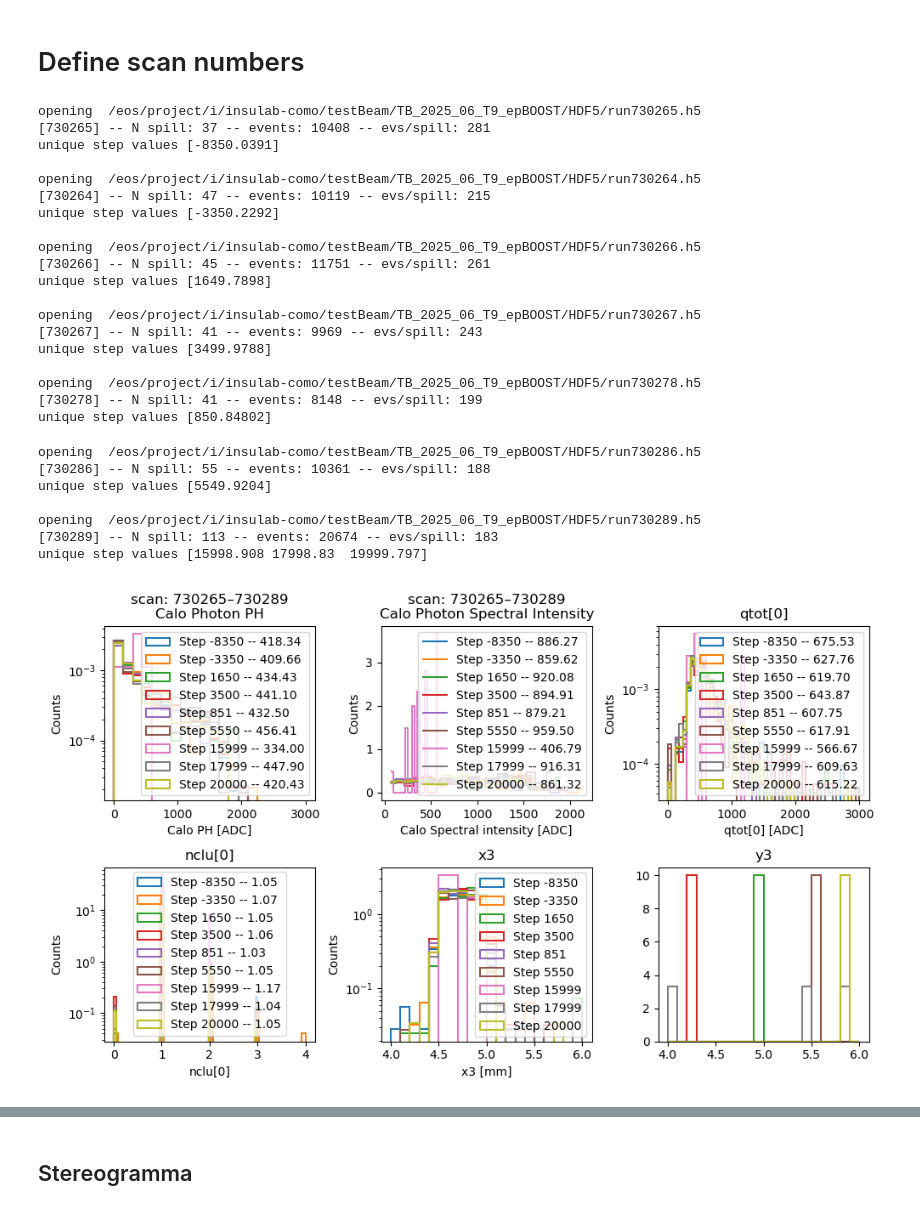
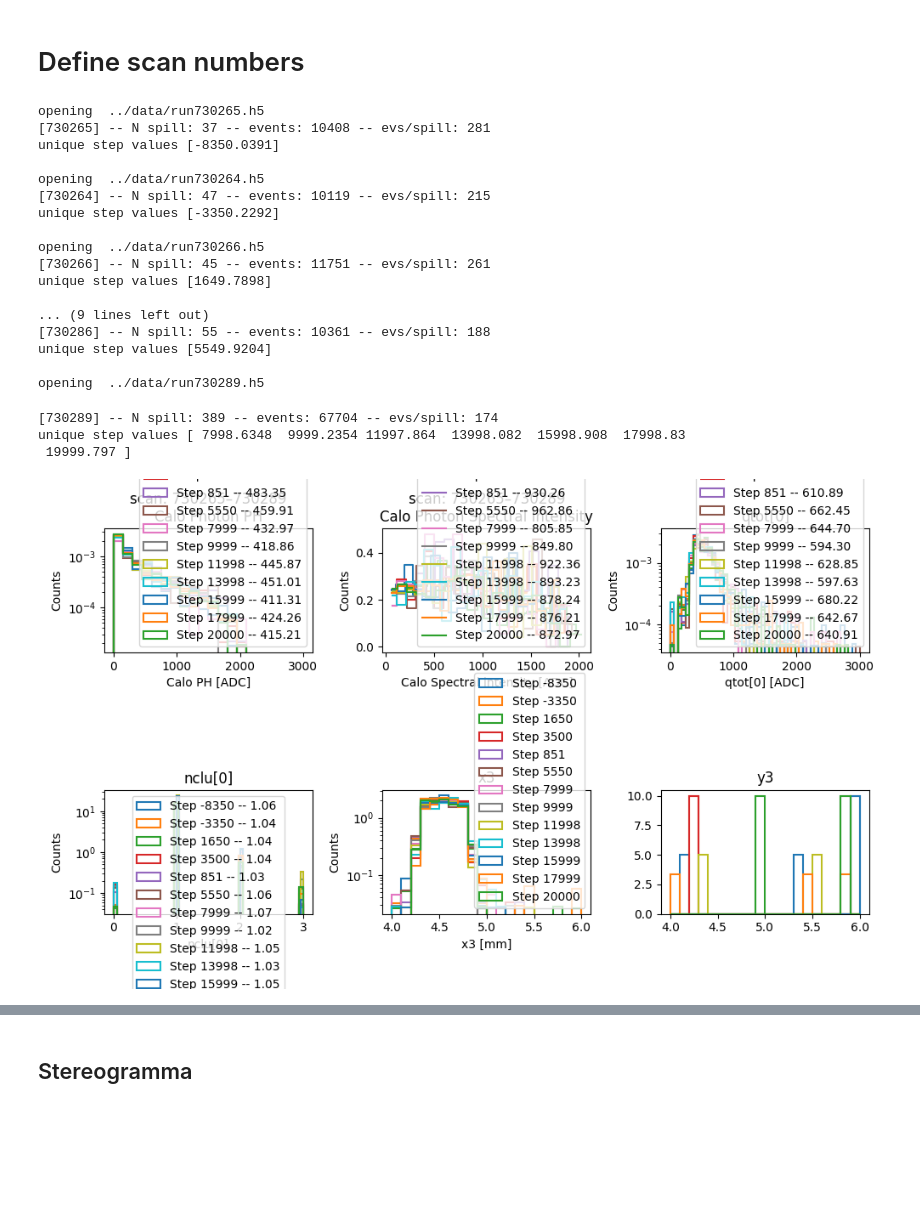
Before and after one commit to Ncanale/eplusBOOST_2025_T9, a Jupyter notebook: OM/compare_epBOOST_with_stereo.ipynb, the cells around one changed output, grey strips where cells are left out. Saved outputs shown, nothing was run; the diff lists cells and outputs as text; code cells hidden in the pictures; blank space fills up the shorter version.

```diff
--- a/OM/compare_epBOOST_with_stereo.ipynb
+++ b/OM/compare_epBOOST_with_stereo.ipynb
@@ -41,7 +41,8 @@ def file_loader(runs):
     info_pluss =[]
     bases = []
     for run_number in runs:
-        data_path =f'/eos/project/i/insulab-como/testBeam/TB_2025_06_T9_epBOOST/HDF5/run{run_number}.h5'
+        # data_path =f'/eos/project/i/insulab-como/testBeam/TB_2025_06_T9_epBOOST/HDF5/run{run_number}.h5'
+        data_path =f'../data/run{run_number}.h5'
         print('\nopening ', data_path)
         pos = []
         phs = []
@@ -136,10 +137,9 @@ th_calo = 20
 # Define scan numbers
 # %%
 scan_number = [730265,730264, 730266,730267,730278,730286,730289]
+x_cry_cut = [4.3, 4.8]
+y_cry_cut = [7, 7.5]
 # %%
-x_cry_cut = [4.5, 5]
-y_cry_cut = [7, 7.5]
-
 bins_si = 20
 
 isrot = True
@@ -187,50 +187,44 @@ axs[0].set_title(f'scan: {scan_number[0]}–{scan_number[-1]}\nCalo Photon PH')
 axs[1].set_title(f'scan: {scan_number[0]}–{scan_number[-1]}\nCalo Photon Spectral Intensity')
 axs[2].set_title('qtot[0]')
 axs[3].set_title('nclu[0]')
 axs[4].set_title('x3')
 axs[5].set_title('y3')
 
 # Assi e scala log
 labels = ['Calo PH [ADC]','Calo Spectral intensity [ADC]', 'qtot[0] [ADC]', 'nclu[0]', 'x3 [mm]', 'y3 [mm]']
 for j in range(5):
     axs[j].set_xlabel(labels[j])
     axs[j].set_ylabel('Counts')
     if j == 1 :
         axs[j].set_yscale('linear')
     else:
         axs[j].set_yscale('log')
     axs[j].legend()  # enable if needed
 
 plt.tight_layout()
 plt.show()
 # %% [output]
-opening  /eos/project/i/insulab-como/testBeam/TB_2025_06_T9_epBOOST/HDF5/run730265.h5
+opening  ../data/run730265.h5
 [730265] -- N spill: 37 -- events: 10408 -- evs/spill: 281
 unique step values [-8350.0391]
 
-opening  /eos/project/i/insulab-como/testBeam/TB_2025_06_T9_epBOOST/HDF5/run730264.h5
+opening  ../data/run730264.h5
 [730264] -- N spill: 47 -- events: 10119 -- evs/spill: 215
 unique step values [-3350.2292]
 
-opening  /eos/project/i/insulab-como/testBeam/TB_2025_06_T9_epBOOST/HDF5/run730266.h5
+opening  ../data/run730266.h5
 [730266] -- N spill: 45 -- events: 11751 -- evs/spill: 261
 unique step values [1649.7898]
 
-opening  /eos/project/i/insulab-como/testBeam/TB_2025_06_T9_epBOOST/HDF5/run730267.h5
-[730267] -- N spill: 41 -- events: 9969 -- evs/spill: 243
-unique step values [3499.9788]
+... (9 lines left out)
+[730286] -- N spill: 55 -- events: 10361 -- evs/spill: 188
+unique step values [5549.9204]
 
-opening  /eos/project/i/insulab-como/testBeam/TB_2025_06_T9_epBOOST/HDF5/run730278.h5
-[730278] -- N spill: 41 -- events: 8148 -- evs/spill: 199
-unique step values [850.84802]
+opening  ../data/run730289.h5
-opening  /eos/project/i/insulab-como/testBeam/TB_2025_06_T9_epBOOST/HDF5/run730286.h5
-[730286] -- N spill: 55 -- events: 10361 -- evs/spill: 188
-unique step values [5549.9204]
-
-opening  /eos/project/i/insulab-como/testBeam/TB_2025_06_T9_epBOOST/HDF5/run730289.h5
-[730289] -- N spill: 113 -- events: 20674 -- evs/spill: 183
-unique step values [15998.908 17998.83  19999.797]
+[730289] -- N spill: 389 -- events: 67704 -- evs/spill: 174
+unique step values [ 7998.6348  9999.2354 11997.864  13998.082  15998.908  17998.83
+ 19999.797 ]
-[figure, old version]
+[figure, new version]
 # %%
 fig, ax = plt.subplots(2,2, figsize = (6,6))
 iWantDensity = True
```
Also changed, not shown: parts of 5 cells of this notebook, 3 other files.
